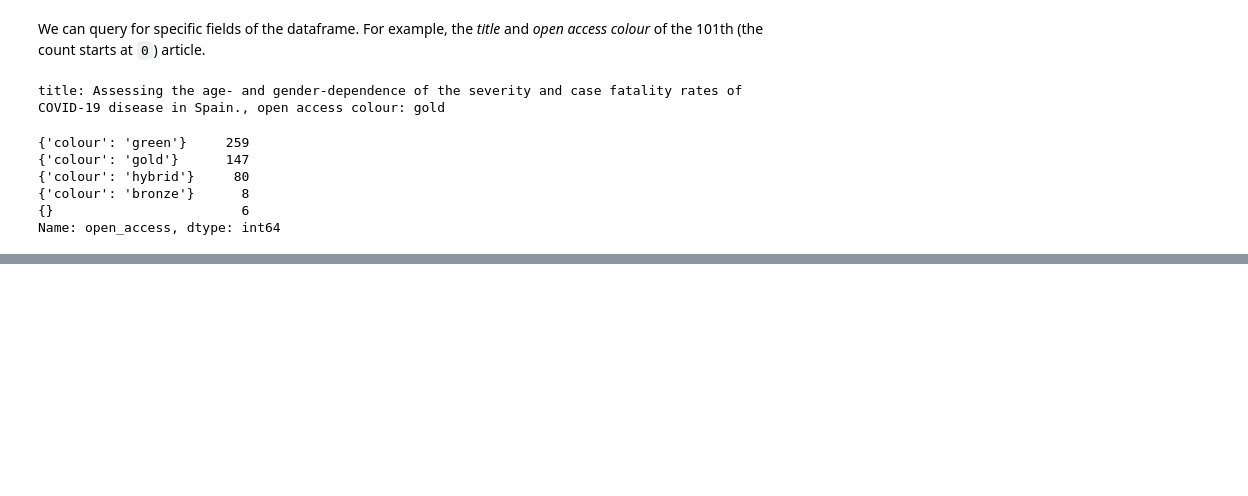
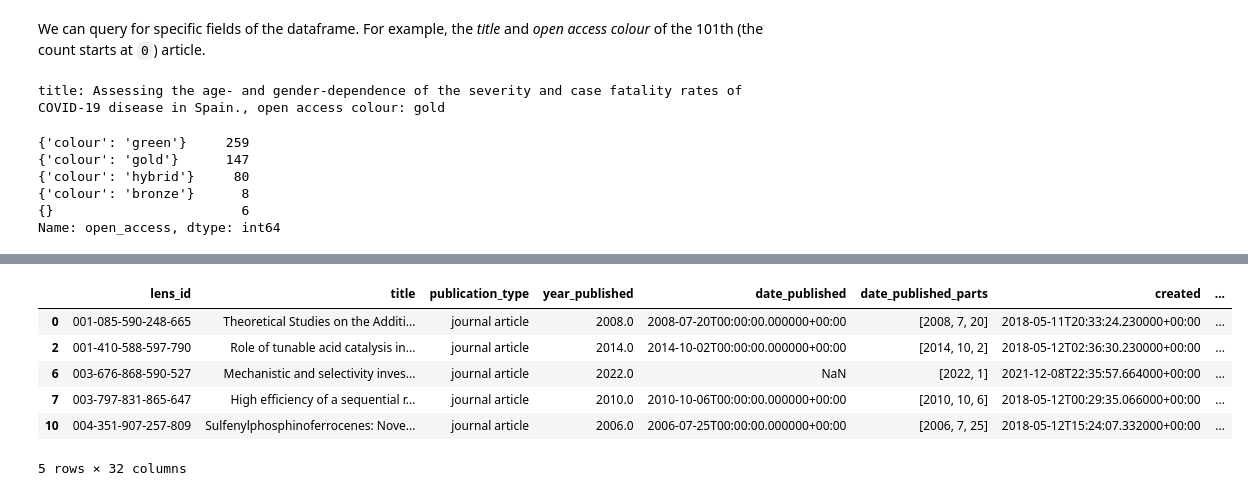
Before and after one commit to kaust-library/lens_api_dataset, a Jupyter notebook: lens_org.ipynb, the cells around one changed output, grey strips where cells are left out. Saved outputs shown, nothing was run; the diff lists cells and outputs as text; code cells hidden in the pictures; blank space fills up the shorter version.

```diff
--- a/lens_org.ipynb
+++ b/lens_org.ipynb
@@ -403,0 +370,11 @@ df[df['open_access'] == {'colour': 'bronze'}]
+# %%
+df_author_3 = df[(df['publication_type'] == "journal article") & (df['author_count'] > 3.0)]
+df_author_3.head()
+# %% [output]
+|  | lens_id | title | publication_type | year_published | date_published | date_published_parts | created | ... |
+| 0 | 001-085-590-248-665 | Theoretical Studies on the Additi... | journal article | 2008.0 | 2008-07-20T00:00:00.000000+00:00 | [2008, 7, 20] | 2018-05-11T20:33:24.230000+00:00 | ... |
+| 2 | 001-410-588-597-790 | Role of tunable acid catalysis in... | journal article | 2014.0 | 2014-10-02T00:00:00.000000+00:00 | [2014, 10, 2] | 2018-05-12T02:36:30.230000+00:00 | ... |
+| 6 | 003-676-868-590-527 | Mechanistic and selectivity inves... | journal article | 2022.0 | NaN | [2022, 1] | 2021-12-08T22:35:57.664000+00:00 | ... |
+| 7 | 003-797-831-865-647 | High efficiency of a sequential r... | journal article | 2010.0 | 2010-10-06T00:00:00.000000+00:00 | [2010, 10, 6] | 2018-05-12T00:29:35.066000+00:00 | ... |
+| 10 | 004-351-907-257-809 | Sulfenylphosphinoferrocenes: Nove... | journal article | 2006.0 | 2006-07-25T00:00:00.000000+00:00 | [2006, 7, 25] | 2018-05-12T15:24:07.332000+00:00 | ... |
+5 rows × 32 columns
```
Also changed, not shown: parts of 38 cells of this notebook.
